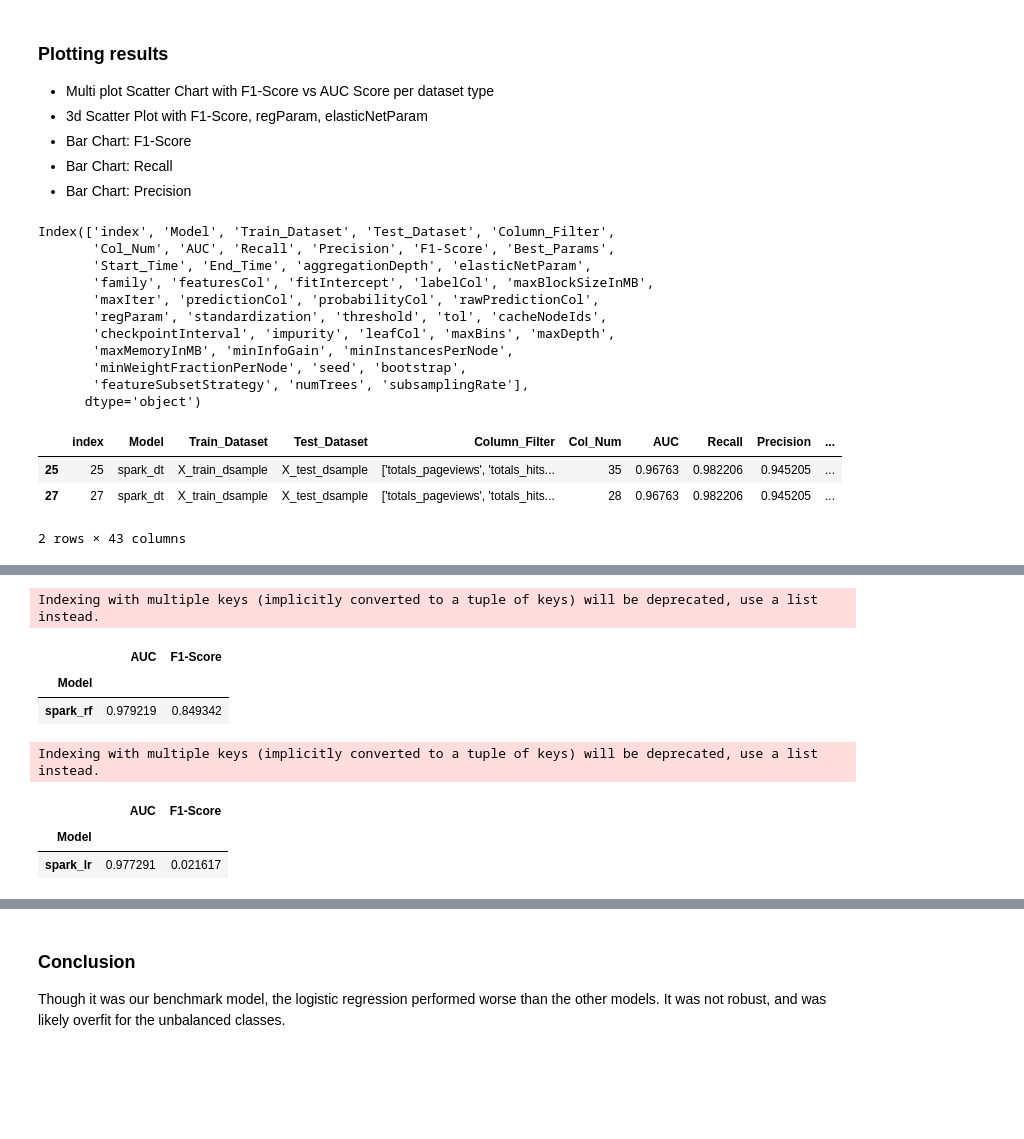
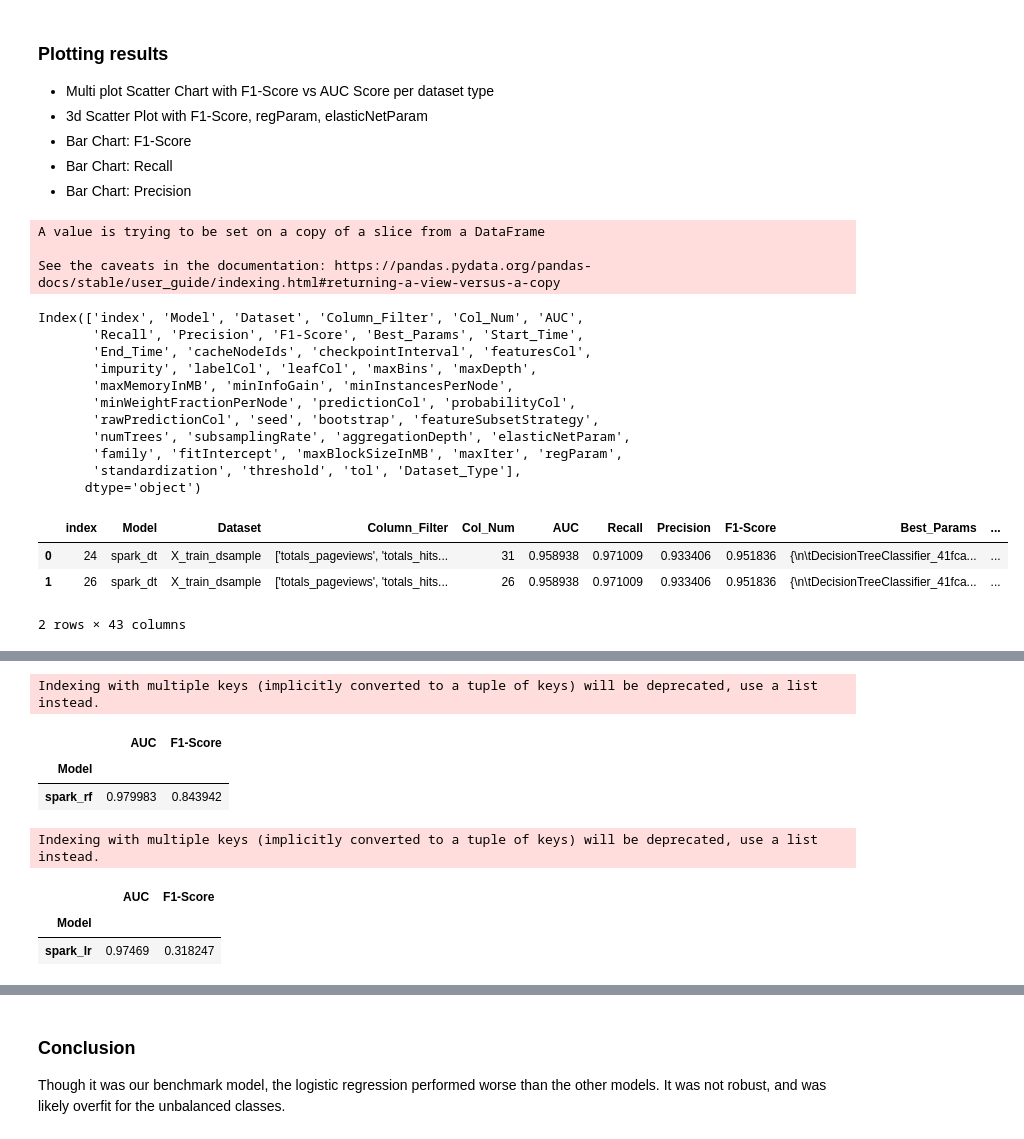
Before and after one commit to tiaaburton/Milestone-II-Machine-Learning-Project, a Jupyter notebook: notebooks/a1_notebook.ipynb, the cells around one changed output, grey strips where cells are left out. Saved outputs shown, nothing was run; the diff lists cells and outputs as text; code cells hidden in the pictures; blank space fills up the shorter version.

```diff
--- a/notebooks/a1_notebook.ipynb
+++ b/notebooks/a1_notebook.ipynb
@@ -391,23 +400,29 @@ classification.LogisticRegressionModel.load("/content/drive/Shareddrives/SIADS -
 - Bar Chart: Precision
 # %%
 df = pd.read_csv('/content/drive/Shareddrives/SIADS - 694-695 Team Drive/results/a1_final_results.csv',index_col=0)
+df = post_processing(df)
+df['Dataset_Type'] = df['Dataset'].apply(lambda x: x.split('_')[-1])
+df = df.reset_index()
 print(df.columns)
 df.head(2)
 # %% [output]
-Index(['index', 'Model', 'Train_Dataset', 'Test_Dataset', 'Column_Filter',
-       'Col_Num', 'AUC', 'Recall', 'Precision', 'F1-Score', 'Best_Params',
-       'Start_Time', 'End_Time', 'aggregationDepth', 'elasticNetParam',
-       'family', 'featuresCol', 'fitIntercept', 'labelCol', 'maxBlockSizeInMB',
-       'maxIter', 'predictionCol', 'probabilityCol', 'rawPredictionCol',
-       'regParam', 'standardization', 'threshold', 'tol', 'cacheNodeIds',
-       'checkpointInterval', 'impurity', 'leafCol', 'maxBins', 'maxDepth',
-       'maxMemoryInMB', 'minInfoGain', 'minInstancesPerNode',
-       'minWeightFractionPerNode', 'seed', 'bootstrap',
-       'featureSubsetStrategy', 'numTrees', 'subsamplingRate'],
-      dtype='object')
+A value is trying to be set on a copy of a slice from a DataFrame
+
+See the caveats in the documentation: https://pandas.pydata.org/pandas-docs/stable/user_guide/indexing.html#returning-a-view-versus-a-copy
+Index(['index', 'Model', 'Dataset', 'Column_Filter', 'Col_Num', 'AUC',
+       'Recall', 'Precision', 'F1-Score', 'Best_Params', 'Start_Time',
+       'End_Time', 'cacheNodeIds', 'checkpointInterval', 'featuresCol',
+       'impurity', 'labelCol', 'leafCol', 'maxBins', 'maxDepth',
+       'maxMemoryInMB', 'minInfoGain', 'minInstancesPerNode',
+       'minWeightFractionPerNode', 'predictionCol', 'probabilityCol',
+       'rawPredictionCol', 'seed', 'bootstrap', 'featureSubsetStrategy',
+       'numTrees', 'subsamplingRate', 'aggregationDepth', 'elasticNetParam',
+       'family', 'fitIntercept', 'maxBlockSizeInMB', 'maxIter', 'regParam',
+       'standardization', 'threshold', 'tol', 'Dataset_Type'],
+      dtype='object')
-|  | index | Model | Train_Dataset | Test_Dataset | Column_Filter | Col_Num | AUC | Recall | Precision | ... |
-| 25 | 25 | spark_dt | X_train_dsample | X_test_dsample | ['totals_pageviews', 'totals_hits... | 35 | 0.96763 | 0.982206 | 0.945205 | ... |
-| 27 | 27 | spark_dt | X_train_dsample | X_test_dsample | ['totals_pageviews', 'totals_hits... | 28 | 0.96763 | 0.982206 | 0.945205 | ... |
+|  | index | Model | Dataset | Column_Filter | Col_Num | AUC | Recall | Precision | F1-Score | Best_Params | ... |
+| 0 | 24 | spark_dt | X_train_dsample | ['totals_pageviews', 'totals_hits... | 31 | 0.958938 | 0.971009 | 0.933406 | 0.951836 | {\n\tDecisionTreeClassifier_41fca... | ... |
+| 1 | 26 | spark_dt | X_train_dsample | ['totals_pageviews', 'totals_hits... | 26 | 0.958938 | 0.971009 | 0.933406 | 0.951836 | {\n\tDecisionTreeClassifier_41fca... | ... |
-2 rows × 43 columns
+2 rows × 43 columns
 # %%
 fig1 = px.scatter(df, x="AUC", y="F1-Score", facet_col="Col_Num", facet_row="Model",
@@ -422,14 +437,14 @@ df[df['Model']=='spark_rf'].groupby('Model')['AUC', 'F1-Score'].mean()
 Indexing with multiple keys (implicitly converted to a tuple of keys) will be deprecated, use a list instead.
 |  | AUC | F1-Score |
 | Model |  |  |
-| spark_rf | 0.979219 | 0.849342 |
+| spark_rf | 0.979983 | 0.843942 |
 # %%
-df[(df['Model']=='spark_lr') & ~(df['Train_Dataset']=='X_train_dsample')].groupby('Model')['AUC', 'F1-Score'].mean()
+df[(df['Model']=='spark_lr') & ~('dsample' in df['Dataset'])].groupby('Model')['AUC', 'F1-Score'].mean()
 # %% [output]
 Indexing with multiple keys (implicitly converted to a tuple of keys) will be deprecated, use a list instead.
 |  | AUC | F1-Score |
 | Model |  |  |
-| spark_lr | 0.977291 | 0.021617 |
+| spark_lr | 0.97469 | 0.318247 |
 # %%
 fig2 = px.scatter_3d(df[df['Model']=='spark_lr'], x="regParam", y="elasticNetParam", z="F1-Score",
               title="Logistic Regression Params vs F1-Score in Likelihood to Buy Binary Classification",
```
Also changed, not shown: parts of 19 cells of this notebook.
